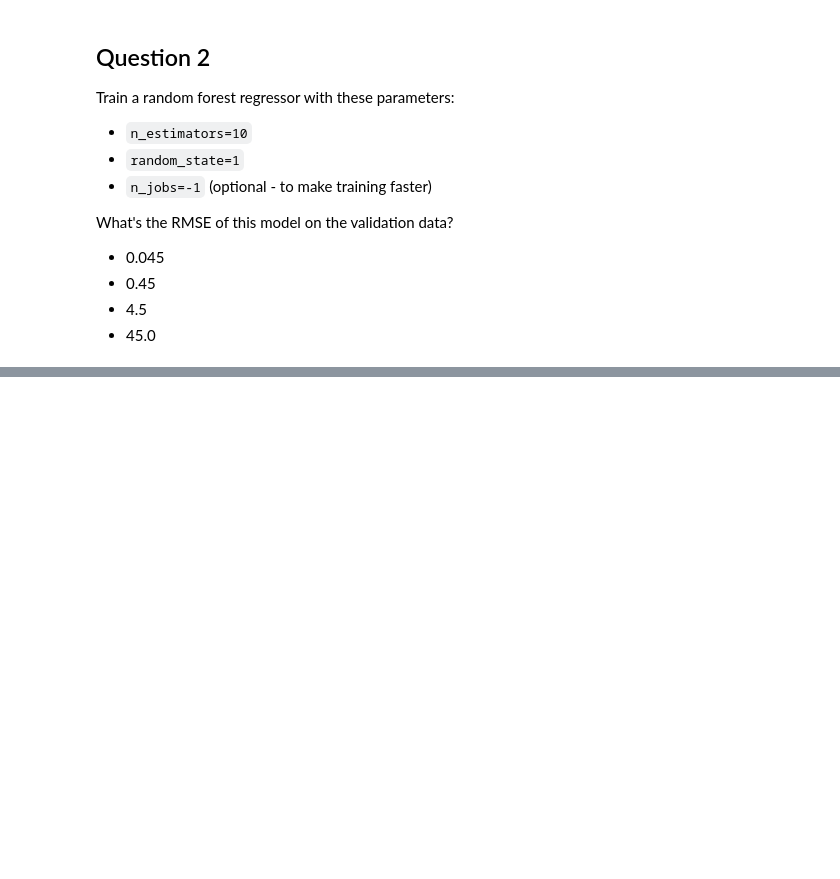
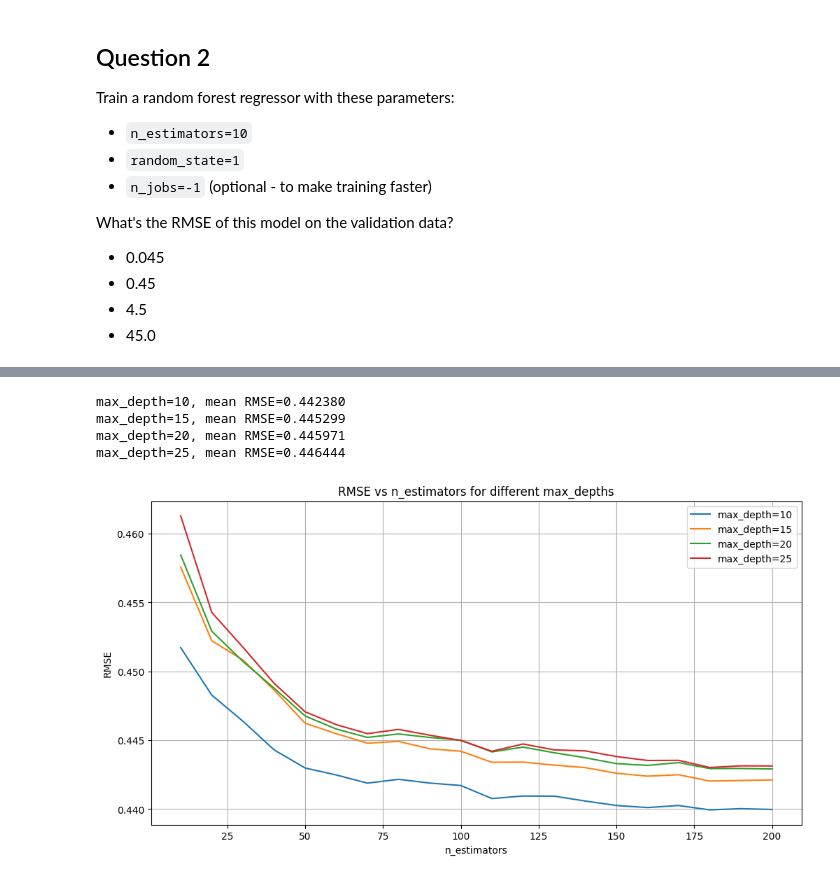
Before and after one commit to ayoquiroga/ml-zoomcamp-2025, a Jupyter notebook: homeworks/homework6.ipynb, the cells around one changed output, grey strips where cells are left out. Cells and saved outputs as stored; diff of their text form; code cells hidden in the pictures; blank space fills up the shorter version.

```diff
--- a/homeworks/homework6.ipynb
+++ b/homeworks/homework6.ipynb
@@ -284,0 +354,41 @@ Val RMSE: 1.554945
+# %%
+# Define parameters
+max_depths = [10, 15, 20, 25]
+n_estimators_range = range(10, 210, 10)
+
+# Dictionary to store results
+results = {depth: [] for depth in max_depths}
+
+# Train and evaluate models
+for depth in max_depths:
+    for n_est in n_estimators_range:
+        # Train model
+        rf = RandomForestRegressor(
+            max_depth=depth,
+            n_estimators=n_est,
+            random_state=1
+        )
+        rf.fit(X_train, y_train)
+
+        # Make predictions and calculate RMSE
+        y_pred = rf.predict(X_val)
+        rmse = root_mean_squared_error(y_val, y_pred)
+        results[depth].append(rmse)
+
+    print(f'max_depth={depth}, mean RMSE={np.mean(results[depth]):.6f}')
+
+# Plot results
+plt.figure(figsize=(12, 6))
+for depth in max_depths:
+    plt.plot(n_estimators_range, results[depth], label=f'max_depth={depth}')
+plt.xlabel('n_estimators')
+plt.ylabel('RMSE')
+plt.title('RMSE vs n_estimators for different max_depths')
+plt.legend()
+plt.grid(True)
+# %% [output]
+max_depth=10, mean RMSE=0.442380
+max_depth=15, mean RMSE=0.445299
+max_depth=20, mean RMSE=0.445971
+max_depth=25, mean RMSE=0.446444
+[figure, added]
```
Also changed, not shown: parts of 11 cells of this notebook.
